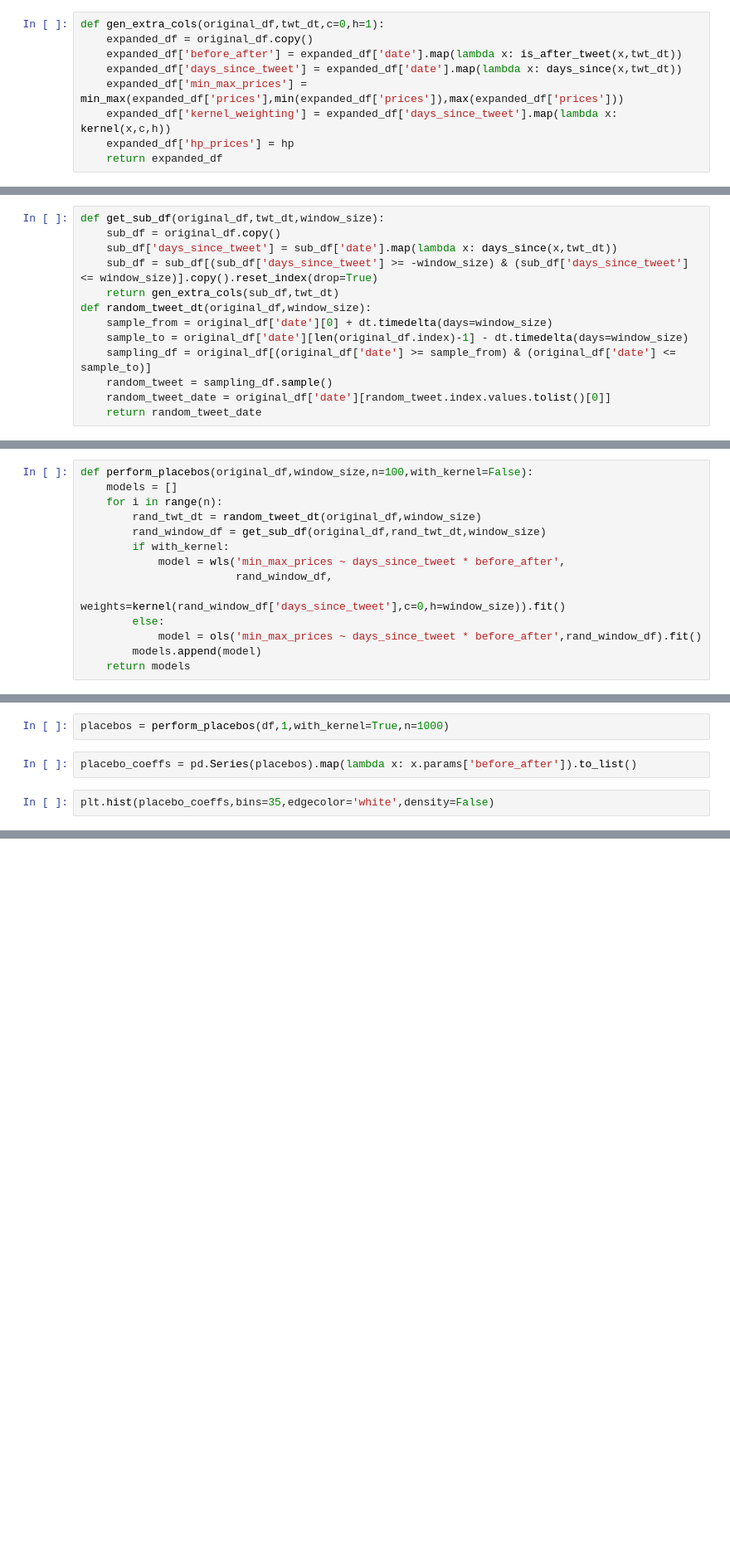
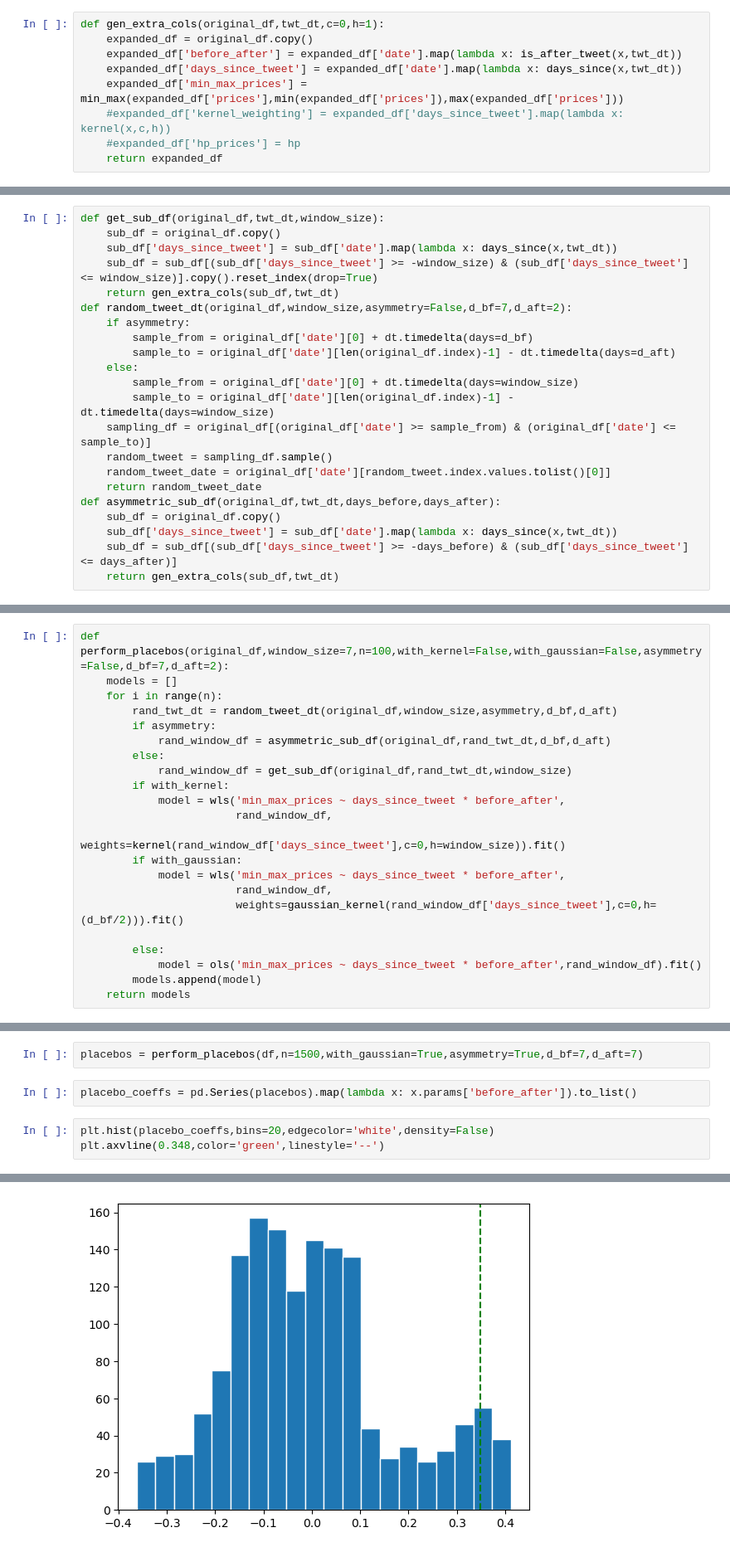
Before and after one commit to DataTa-Da/qm2, a Jupyter notebook: analysis/Discontinuity Regression.ipynb, the cells around one changed output, grey strips where cells are left out. Shown at 83% size. Cells and saved outputs as stored; diff of their text form; blank space fills up the shorter version.

```diff
--- a/analysis/Discontinuity Regression.ipynb
+++ b/analysis/Discontinuity Regression.ipynb
@@ -73,8 +93,8 @@ def gen_extra_cols(original_df,twt_dt,c=0,h=1):
     expanded_df['before_after'] = expanded_df['date'].map(lambda x: is_after_tweet(x,twt_dt))
     expanded_df['days_since_tweet'] = expanded_df['date'].map(lambda x: days_since(x,twt_dt))
     expanded_df['min_max_prices'] = min_max(expanded_df['prices'],min(expanded_df['prices']),max(expanded_df['prices']))
-    expanded_df['kernel_weighting'] = expanded_df['days_since_tweet'].map(lambda x: kernel(x,c,h))
-    expanded_df['hp_prices'] = hp
+    #expanded_df['kernel_weighting'] = expanded_df['days_since_tweet'].map(lambda x: kernel(x,c,h))
+    #expanded_df['hp_prices'] = hp
     return expanded_df
 # %%
 df = df.astype({'date': 'datetime64[ns]'})
@@ -86,13 +106,22 @@ def get_sub_df(original_df,twt_dt,window_size):
     sub_df['days_since_tweet'] = sub_df['date'].map(lambda x: days_since(x,twt_dt))
     sub_df = sub_df[(sub_df['days_since_tweet'] >= -window_size) & (sub_df['days_since_tweet'] <= window_size)].copy().reset_index(drop=True)
     return gen_extra_cols(sub_df,twt_dt)
-def random_tweet_dt(original_df,window_size):
-    sample_from = original_df['date'][0] + dt.timedelta(days=window_size)
-    sample_to = original_df['date'][len(original_df.index)-1] - dt.timedelta(days=window_size)
+def random_tweet_dt(original_df,window_size,asymmetry=False,d_bf=7,d_aft=2):
+    if asymmetry:
+        sample_from = original_df['date'][0] + dt.timedelta(days=d_bf)
+        sample_to = original_df['date'][len(original_df.index)-1] - dt.timedelta(days=d_aft)
+    else:
+        sample_from = original_df['date'][0] + dt.timedelta(days=window_size)
+        sample_to = original_df['date'][len(original_df.index)-1] - dt.timedelta(days=window_size)
     sampling_df = original_df[(original_df['date'] >= sample_from) & (original_df['date'] <= sample_to)]
     random_tweet = sampling_df.sample()
     random_tweet_date = original_df['date'][random_tweet.index.values.tolist()[0]]
     return random_tweet_date
+def asymmetric_sub_df(original_df,twt_dt,days_before,days_after):
+    sub_df = original_df.copy()
+    sub_df['days_since_tweet'] = sub_df['date'].map(lambda x: days_since(x,twt_dt))
+    sub_df = sub_df[(sub_df['days_since_tweet'] >= -days_before) & (sub_df['days_since_tweet'] <= days_after)]
+    return gen_extra_cols(sub_df,twt_dt)
 # %%
 sub=get_sub_df(df,random_tweet_dt(df,1),1)
 # %%
@@ -128,13 +227,21 @@ k_results_table
 # %%
-def perform_placebos(original_df,window_size,n=100,with_kernel=False):
+def perform_placebos(original_df,window_size=7,n=100,with_kernel=False,with_gaussian=False,asymmetry=False,d_bf=7,d_aft=2):
     models = []
     for i in range(n):
-        rand_twt_dt = random_tweet_dt(original_df,window_size)
-        rand_window_df = get_sub_df(original_df,rand_twt_dt,window_size)
+        rand_twt_dt = random_tweet_dt(original_df,window_size,asymmetry,d_bf,d_aft)
+        if asymmetry:
+            rand_window_df = asymmetric_sub_df(original_df,rand_twt_dt,d_bf,d_aft)
+        else:
+            rand_window_df = get_sub_df(original_df,rand_twt_dt,window_size)
         if with_kernel:
             model = wls('min_max_prices ~ days_since_tweet * before_after',
                         rand_window_df,
                         weights=kernel(rand_window_df['days_since_tweet'],c=0,h=window_size)).fit()
+        if with_gaussian:
+            model = wls('min_max_prices ~ days_since_tweet * before_after',
+                        rand_window_df,
+                        weights=gaussian_kernel(rand_window_df['days_since_tweet'],c=0,h=(d_bf/2))).fit()
+
         else:
             model = ols('min_max_prices ~ days_since_tweet * before_after',rand_window_df).fit()
         models.append(model)
@@ -147,6 +254,8 @@ m.summary()
 # %%
-placebos = perform_placebos(df,1,with_kernel=True,n=1000)
+placebos = perform_placebos(df,n=1500,with_gaussian=True,asymmetry=True,d_bf=7,d_aft=7)
 # %%
 placebo_coeffs = pd.Series(placebos).map(lambda x: x.params['before_after']).to_list()
 # %%
-plt.hist(placebo_coeffs,bins=35,edgecolor='white',density=False)
+plt.hist(placebo_coeffs,bins=20,edgecolor='white',density=False)
+plt.axvline(0.348,color='green',linestyle='--')
+# %% [output]
@@ -153,3 +263,4 @@ plt.hist(placebo_coeffs,bins=35,edgecolor='white',density=False)
+[figure, added]
 # %%
 seven_days = get_sub_df(df,tweet_datetime,7)
 seven_day_model = ols('min_max_prices ~ days_since_tweet * before_after',seven_days).fit()
```
Also changed, not shown: parts of 29 cells of this notebook, 1 other file.
